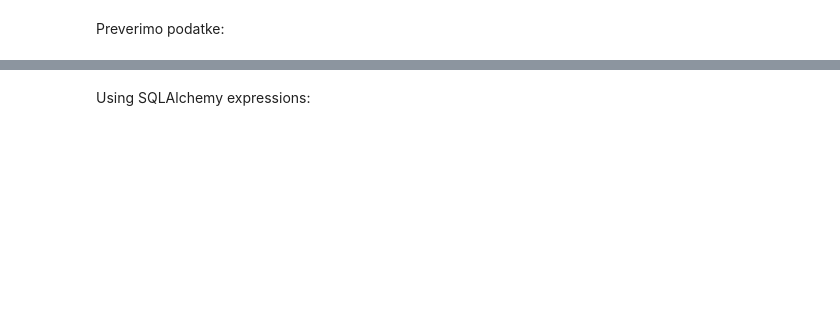
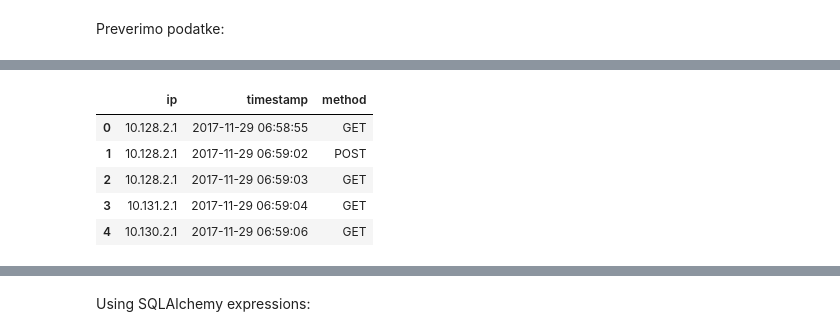
Before and after one commit to icta-tecaji/python-data-analysis-public, a Jupyter notebook: Del_10_Delo_s_podatkovnimi_bazami_in_SQL/13_Delo_s_podatkovnimi_bazami_in_SQL_CLEAN.ipynb, the cells around one changed output, grey strips where cells are left out. Cells and saved outputs as stored; diff of their text form; code cells hidden in the pictures; blank space fills up the shorter version.

```diff
--- a/Del_10_Delo_s_podatkovnimi_bazami_in_SQL/13_Delo_s_podatkovnimi_bazami_in_SQL_CLEAN.ipynb
+++ b/Del_10_Delo_s_podatkovnimi_bazami_in_SQL/13_Delo_s_podatkovnimi_bazami_in_SQL_CLEAN.ipynb
@@ -457,2 +695,14 @@ Preverimo podatke:
+# %%
+# 'ip', 'timestamp', 'method'
+pd.read_sql_table('weblog',
+                  engine,
+                  columns=['ip', 'timestamp', 'method']).head()
+# %% [output]
+|  | ip | timestamp | method |
+| 0 | 10.128.2.1 | 2017-11-29 06:58:55 | GET |
+| 1 | 10.128.2.1 | 2017-11-29 06:59:02 | POST |
+| 2 | 10.128.2.1 | 2017-11-29 06:59:03 | GET |
+| 3 | 10.131.2.1 | 2017-11-29 06:59:04 | GET |
+| 4 | 10.130.2.1 | 2017-11-29 06:59:06 | GET |
 # %% [markdown]
 <div class="alert alert-block alert-info">
```
Also changed, not shown: parts of 50 cells of this notebook, 4 other files.
